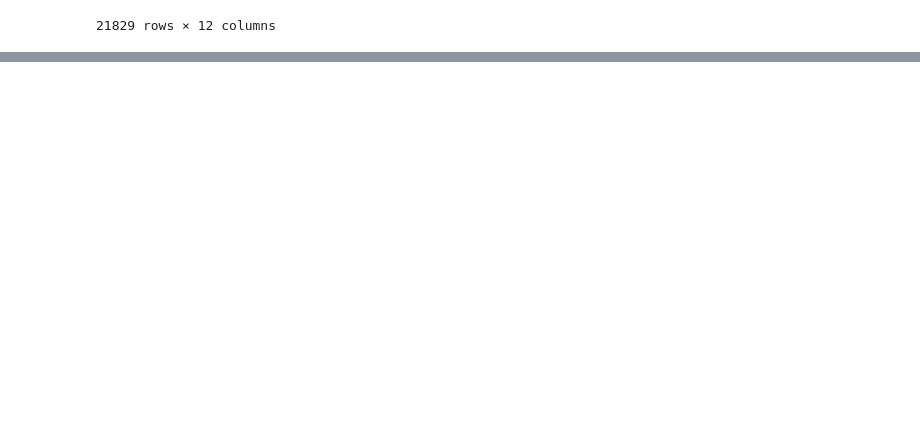
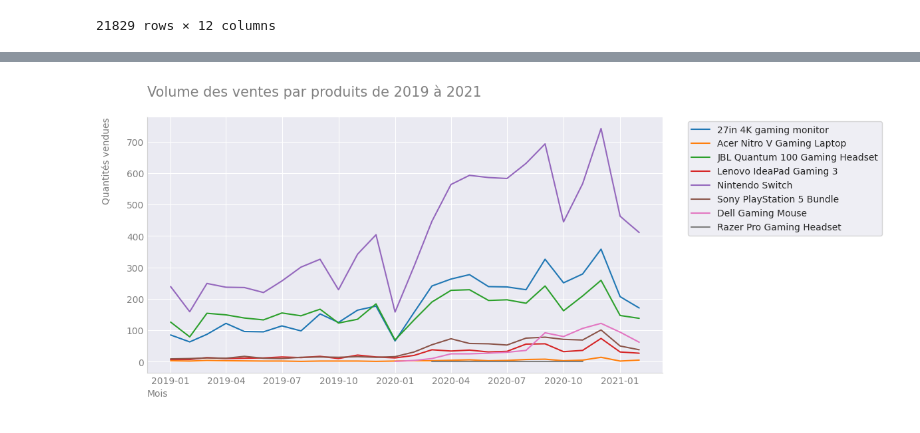
Before and after one commit to YoannB-data/gamezone_shop, a Jupyter notebook: app.ipynb, the cells around one changed output, grey strips where cells are left out. Drawn from its saved outputs; the diff is of its cells as text; code cells hidden in the pictures; blank space fills up the shorter version.

```diff
--- a/app.ipynb
+++ b/app.ipynb
@@ -624,0 +972,47 @@ df
+# %%
+# On va s'interessé aux quantités vendues et à l'évolution des prix des articles
+
+# Evolution des quantités vendues par articles
+
+df_monthly = (
+    df.groupby([df["PURCHASE_TS"].dt.to_period("M"), "PRODUCT_NAME"])["USD_PRICE"]
+    .count()
+    .reset_index()
+)
+df_monthly["PURCHASE_TS"] = df_monthly["PURCHASE_TS"].dt.to_timestamp()
+
+fig, ax = plt.subplots(figsize=(10, 5))
+sns.lineplot(
+    df_monthly,
+    x="PURCHASE_TS",
+    y="USD_PRICE",
+    hue="PRODUCT_NAME",
+)
+
+# Personnalisation des axes et du titre
+plt.title(
+    "Volume des ventes par produits de 2019 à 2021\n",
+    loc="left",
+    color="grey",
+    size=15,
+)
+plt.xlabel("Mois\n", loc="left", color="grey")
+plt.ylabel("Quantités vendues\n", loc="top", color="grey")
+
+plt.xticks(color="grey")
+plt.yticks(color="grey")
+# plt.grid(False)
+
+# Mettre le cadre en gris en bas et à gauche, en blanc en haut et à droite
+ax.spines["bottom"].set_edgecolor("lightgrey")
+ax.spines["left"].set_edgecolor("lightgrey")
+ax.spines["top"].set_edgecolor("white")
+ax.spines["right"].set_edgecolor("white")
+
+# Supprimer les petits traits des axes
+ax.tick_params(axis="both", length=0)
+
+plt.legend(bbox_to_anchor=(1.04, 1), loc="upper left")
+plt.show()
+# %% [output]
+[figure, added]
```
Also changed, not shown: parts of 16 cells of this notebook.
